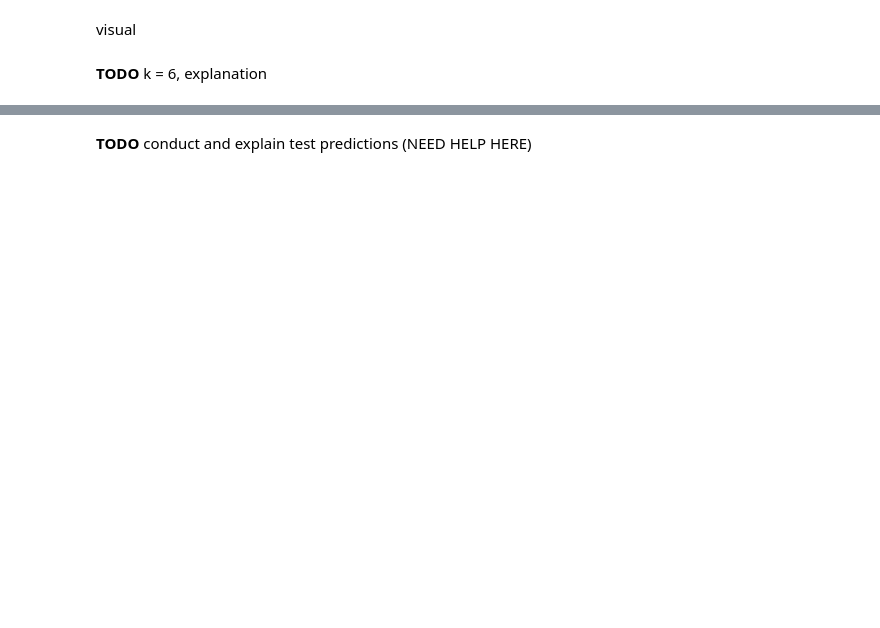
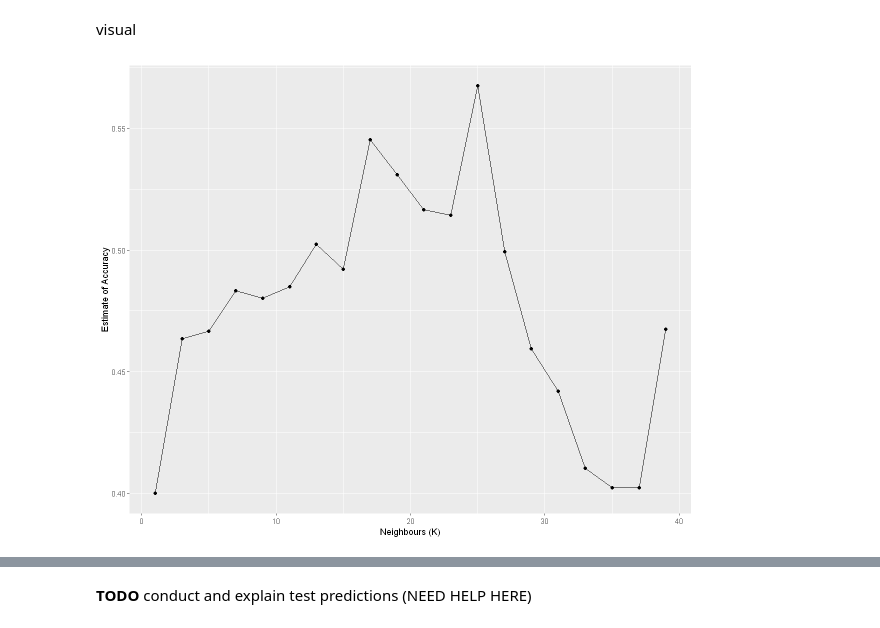
Before and after one commit to sandraradic/Tennis-Classification-Model, a Jupyter notebook: project_proposal.ipynb, the cells around one changed output, grey strips where cells are left out. Cells and saved outputs as stored; diff of their text form; code cells hidden in the pictures; blank space fills up the shorter version.

Commit message:
completed missing steps of project and added new visualizations

```diff
--- a/project_proposal.ipynb
+++ b/project_proposal.ipynb
@@ -306,7 +273,7 @@ A tibble: 73 × 3
 # %%
 set.seed(2021)
 # center and scale data in recipe
-player_recipe <- recipe(player_level ~ Best_career_rank_to_date + Height_cm + Seasons + Age_turned_pro, data = player_stats_training) %>%
+player_recipe <- recipe(player_level ~ + Height_cm + Seasons, data = player_stats_training) %>%
    step_scale(all_predictors()) %>%
    step_center(all_predictors())
 player_recipe
@@ -356,11 +308,15 @@ knn_tune <- nearest_neighbor(weight_func = "rectangular", neighbors = tune()) %>
       set_engine('kknn') %>%
       set_mode('classification')
 
-player_resample <- workflow() %>%
-      add_recipe(player_recipe) %>%
-      add_model(knn_tune) %>%
-      tune_grid(resamples = player_vfold, grid = 10)
+k_vals <- tibble(neighbors = seq(from = 1, to = 40, by = 2))
 
-player_metrics <- collect_metrics(player_resample)
-player_metrics
+player_results <- workflow() %>%
+    add_recipe(player_recipe) %>%
+    add_model(knn_tune) %>%
+    tune_grid(resamples = player_vfold, grid = k_vals) %>%
+    collect_metrics()
+
+accuracies <- player_results %>%
+    filter(.metric == "accuracy")
+accuracies
 # %% [output]
@@ -370,13 +350,12 @@ visual
 # %%
 set.seed(2021)
 
-accuracy <- filter(player_metrics, .metric == "accuracy")
 
-cross_val_plot <- ggplot(accuracy, aes(x = neighbors, y = mean)) +
+cross_val_plot <- ggplot(accuracies, aes(x = neighbors, y = mean)) +
                 geom_point() +
                 geom_line() +
                 xlab("Neighbours (K)") +
                 ylab("Estimate of Accuracy")
 cross_val_plot
+# %% [output]
+[figure, added]
-# %% [markdown]
-**TODO** k = 6, explanation
```
Also changed, not shown: parts of 8 cells of this notebook.
